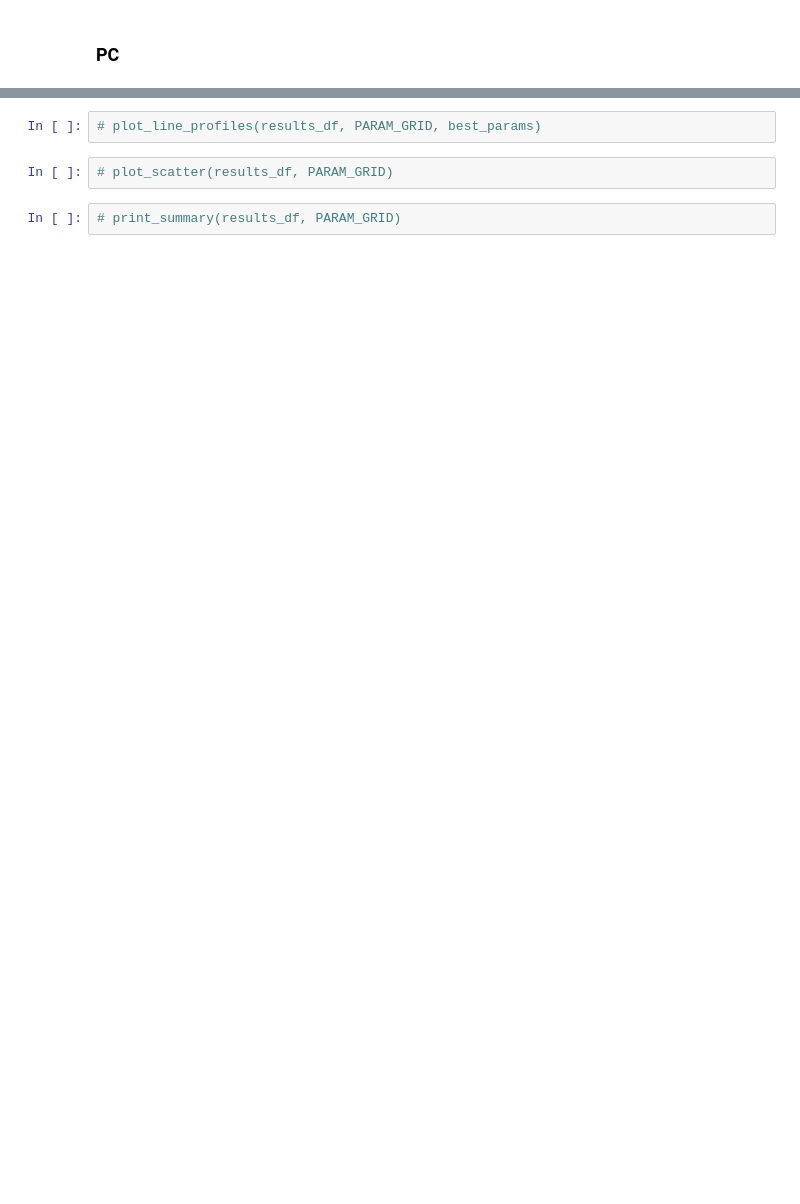
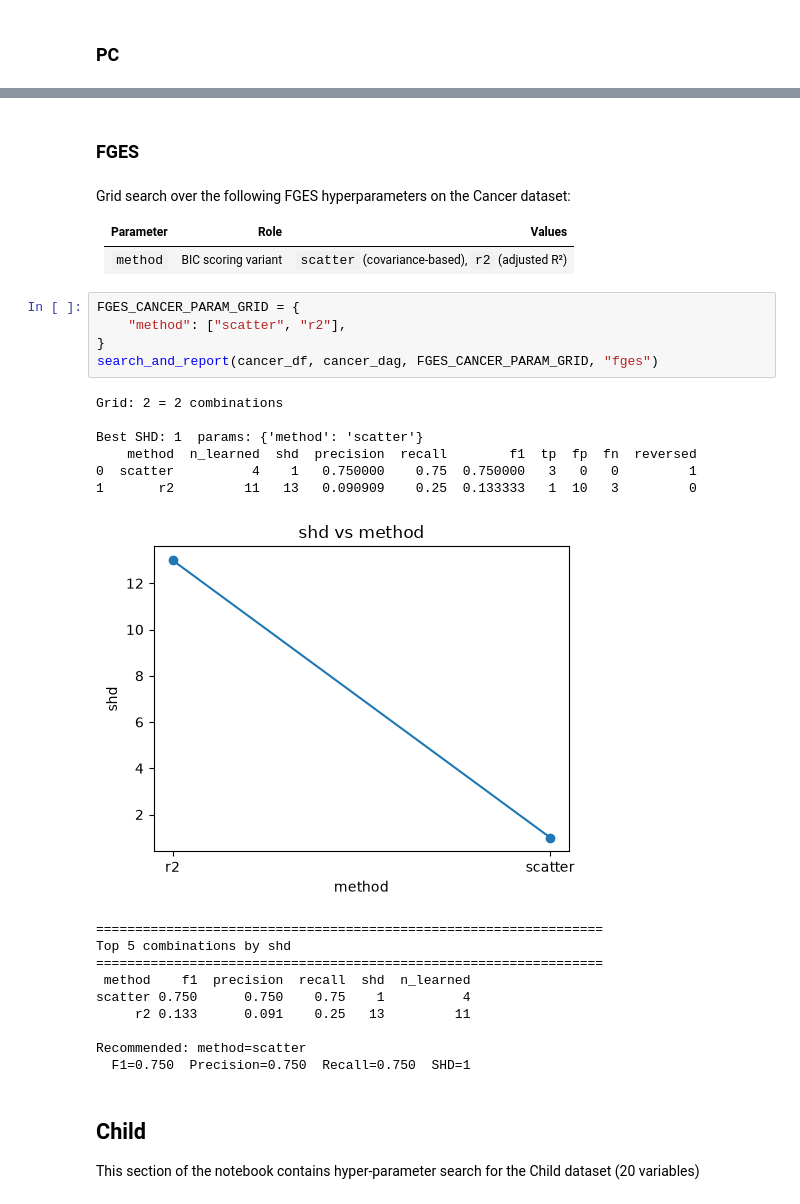
Before and after one commit to Tarekun/bayesian-continuous, a Jupyter notebook: gridsearch.ipynb, the cells around one changed output, grey strips where cells are left out. Cells and saved outputs as stored; diff of their text form; blank space fills up the shorter version.

```diff
--- a/gridsearch.ipynb
+++ b/gridsearch.ipynb
@@ -342,6 +427,34 @@ Training is done on a randomly generated dataset from a randomly generated DAG
-# %%
-# plot_line_profiles(results_df, PARAM_GRID, best_params)
-# %%
-# plot_scatter(results_df, PARAM_GRID)
-# %%
-# print_summary(results_df, PARAM_GRID)
+# %% [markdown]
+### FGES
+# %% [markdown]
+Grid search over the following FGES hyperparameters on the Cancer dataset:
+
+| Parameter | Role | Values |
+|-----------|------|--------|
+| `method` | BIC scoring variant | `scatter` (covariance-based), `r2` (adjusted R²) |
+# %%
+FGES_CANCER_PARAM_GRID = {
+    "method": ["scatter", "r2"],
+}
+search_and_report(cancer_df, cancer_dag, FGES_CANCER_PARAM_GRID, "fges")
+# %% [output]
+Grid: 2 = 2 combinations
+
+Best SHD: 1  params: {'method': 'scatter'}
+    method  n_learned  shd  precision  recall        f1  tp  fp  fn  reversed
+0  scatter          4    1   0.750000    0.75  0.750000   3   0   0         1
+1       r2         11   13   0.090909    0.25  0.133333   1  10   3         0
+[figure, added]
+=================================================================
+Top 5 combinations by shd
+=================================================================
+ method    f1  precision  recall  shd  n_learned
+scatter 0.750      0.750    0.75    1          4
+     r2 0.133      0.091    0.25   13         11
+
+Recommended: method=scatter
+  F1=0.750  Precision=0.750  Recall=0.750  SHD=1
+# %% [markdown]
+## Child
+
+This section of the notebook contains hyper-parameter search for the Child dataset (20 variables)
```
Also changed, not shown: parts of 23 cells of this notebook, 1 other file.
